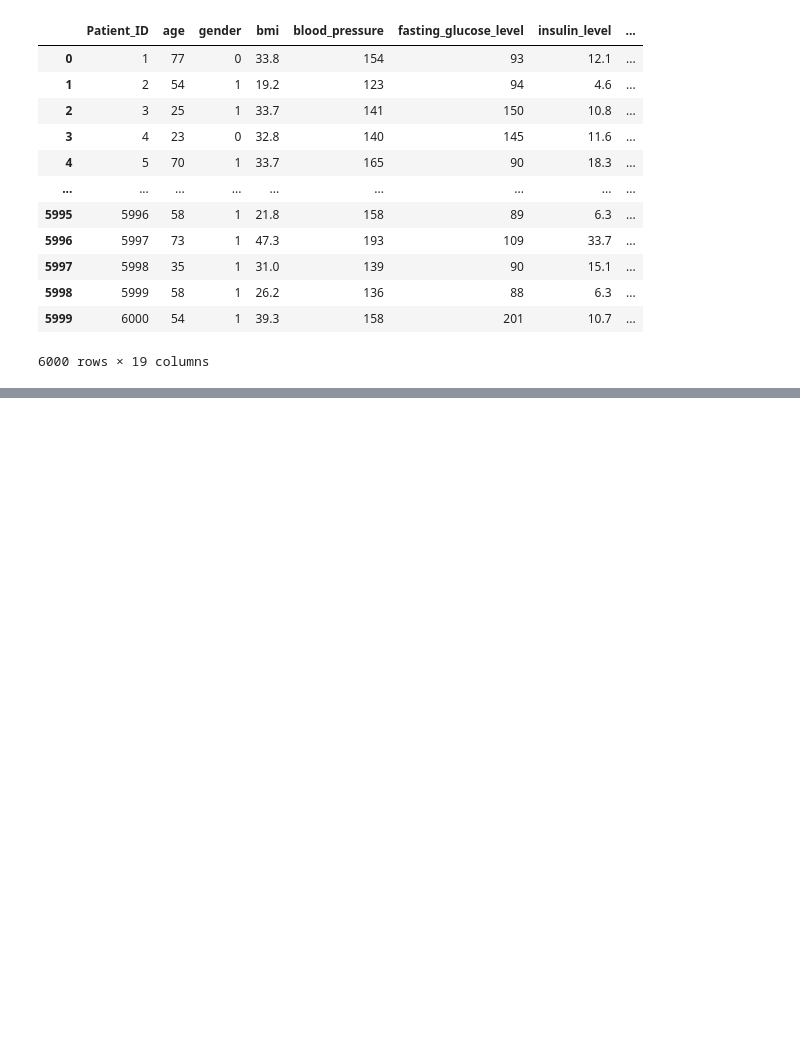
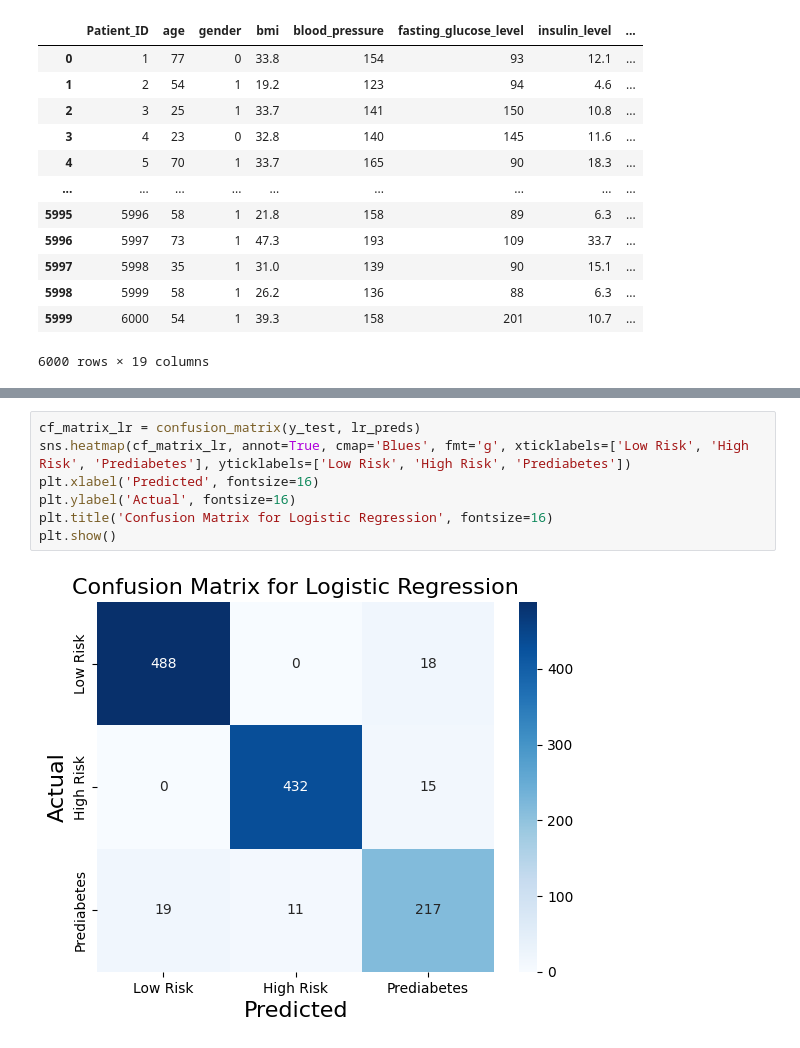
Before and after one commit to Kahnue/DiabetesPredictDataQuest, a Jupyter notebook: DataQuest.ipynb, the cells around one changed output, grey strips where cells are left out. Cells and saved outputs as stored; diff of their text form; blank space fills up the shorter version.

```diff
--- a/DataQuest.ipynb
+++ b/DataQuest.ipynb
@@ -116,0 +196,9 @@ weighted avg       0.92      0.92      0.92      1200
+# %%
+cf_matrix_lr = confusion_matrix(y_test, lr_preds)
+sns.heatmap(cf_matrix_lr, annot=True, cmap='Blues', fmt='g', xticklabels=['Low Risk', 'High Risk', 'Prediabetes'], yticklabels=['Low Risk', 'High Risk', 'Prediabetes'])
+plt.xlabel('Predicted', fontsize=16)
+plt.ylabel('Actual', fontsize=16)
+plt.title('Confusion Matrix for Logistic Regression', fontsize=16)
+plt.show()
+# %% [output]
+[figure, added]
```
Also changed, not shown: parts of 13 cells of this notebook.
